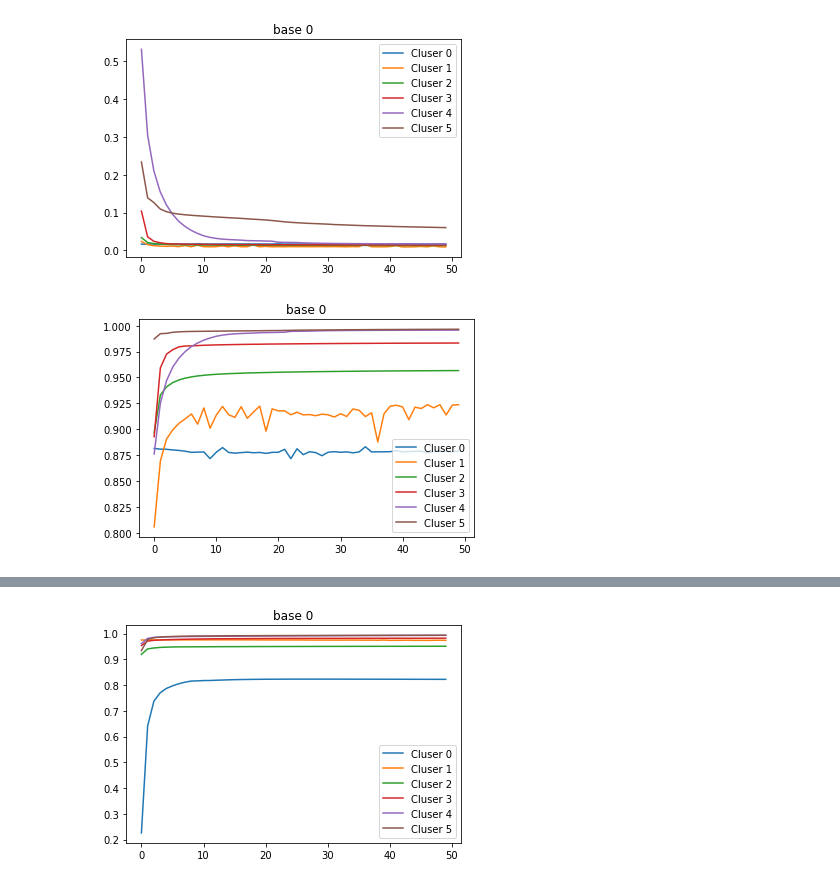
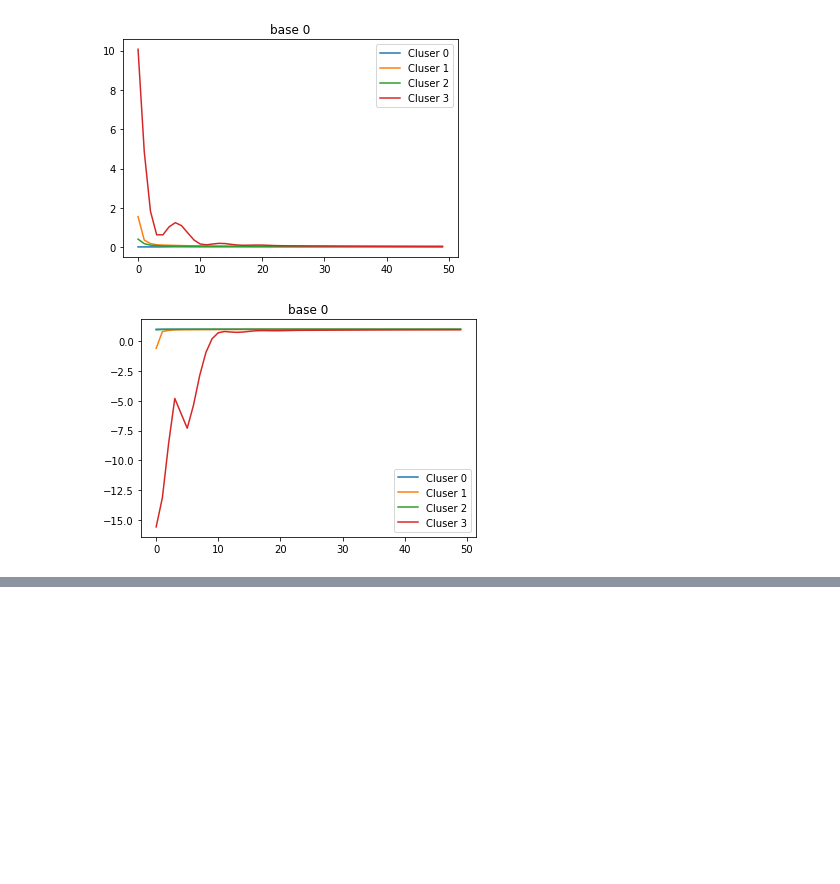
Before and after one commit to Gregory-Cooper/TL_MOF, a Jupyter notebook: Done_Topolo.ipynb, the cells around one changed output, grey strips where cells are left out. Saved outputs shown, nothing was run; the diff lists cells and outputs as text; code cells hidden in the pictures; blank space fills up the shorter version.

```diff
--- a/Done_Topolo.ipynb
+++ b/Done_Topolo.ipynb
@@ -272,0 +299,5 @@ if loud[5]:
+# %%
+for i in M_Cluster:
+    print(len(i))
+    number=i["t_cluster"].unique()
+    print(i["topology"].unique(),f"Cluster {number[0]}")
@@ -274,15 +316,16 @@ if loud[5]:
 #if you want certain output and in order of array
     # controls graph pca and make pca
     # graph of pca cluster annotated
+    # is graph of median topologies and dendrogram cluster graph
     # is the epoch count
     # is graphs of first learning
     # transfer learning epochs
-loud=[0,0,0,0,0,1]
+loud=[0,0,0,0,1,1,1]
 #make cluster run through
 processed=get_processed_data()
 #set variablility and number of clusters
 var=.9
-g_comp=6
+g_comp=4
 #predicting (only supports 1 prediction as of now, but should work with more not tested)
 interest = ["H2@100 bar/243K (wt%)"]
 #make PCA to run )
@@ -296,30 +339,67 @@ pca_df[['MOF ID',interest[0],'topology']]=data[['MOF ID',interest[0],'topology']
 
 #removes some unneeded columns
 abridge=pca_df[['MOF ID', 'void fraction', 'Vol. S.A.', 'Grav. S.A.','Pore diameter Limiting', 'Pore diameter Largest',interest[0],'topology', 'Pc1', 'Pc2', 'Cluster']]
+# generate holder for dataframes for looping
 
-# generate Cluster data sets
-Cluster0=abridge[abridge["Cluster"]==0]
-Cluster1=abridge[abridge["Cluster"]==1]
-Cluster2=abridge[abridge["Cluster"]==2]
-Cluster3=abridge[abridge["Cluster"]==3]
-Cluster4=abridge[abridge["Cluster"]==4]
-Cluster5=abridge[abridge["Cluster"]==5]
-# generate holder for dataframes for looping
-M_Cluster=[Cluster0,Cluster1,Cluster2,Cluster3,Cluster4,Cluster5]
+if loud[2]:
+    a=abridge.groupby("topology").median()[["Pc1","Pc2"]]
+    plt.scatter(a["Pc1"],a["Pc2"])
+    color = AgglomerativeClustering(n_clusters=g_comp).fit_predict(a)
+    #color=gm.predict(a)
+    plt.scatter(a["Pc1"],a["Pc2"],c=color)
+    plt.legend()
+    plot_outline(abridge)
+
+
+    # setting distance_threshold=0 ensures we compute the full tree.
+    model = AgglomerativeClustering(distance_threshold=0, n_clusters=None)
+    model = model.fit(a)
+
+    f = plt.figure()
+    f.set_figwidth(20)
+    f.set_figheight(20)
+    plt.title("Hierarchical Clustering Dendrogram")
+    # plot the top three levels of the dendrogram
+    plot_dendrogram(model,a, truncate_mode="level", p=3)
+a=abridge.groupby("topology").median()[["Pc1","Pc2"]]
+model = AgglomerativeClustering(n_clusters=g_comp)
+model = model.fit(a)
+model.labels_
+dic={}
+for a,b in zip(a.index,model.labels_):
+    dic[a]=b
+abridge["t_cluster"]=abridge["topology"].map(dic)
+O_M_Cluster=[]
+for i in sorted(abridge["t_cluster"].unique()):
+    Temp=abridge[abridge["t_cluster"]==i]
+    O_M_Cluster.append(Temp)
 
 # parameters for neural net
-epochs = 2500
+epochs = 500
+epochs=50
 batch_size = 128
 input_size = 5
 output_size = 1
+resolution=50
 # specifc for neural net class
 trial_parameters={
     "lr" : 0.005,
     "H_l1" : 250,
     "activate" :  "nn.PReLU"
 }
-#Base Cluster for transfer learning
+resize=False
 #specify cluster
+#meta_trials=100
+#meta=[]
+#for i in range(meta_trials):
+    #create holder for meta anaylsis
+mega={}
+for i in range(len(M_Cluster)):
+    mega[i]=[]
+if resize:
+    M_Cluster=size_clusters(O_M_Cluster)
+else:
+    M_Cluster=O_M_Cluster
 for count,g in enumerate(M_Cluster):
     cluster=count
     data = g
@@ -475,7 +555,8 @@ for count,g in enumerate(M_Cluster):
 
 
         transfer_trainer = Engine(train_step_1)
-        @transfer_trainer.on(Events.EPOCH_COMPLETED(every=50))
+        n=int(epochs/resolution)
+        @transfer_trainer.on(Events.EPOCH_COMPLETED(every=n))
         def store_metrics(engine):
             end = time.time()
             e = engine.state.epoch
@@ -499,6 +580,8 @@ for count,g in enumerate(M_Cluster):
         transfer_trainer.run(train_loader, max_epochs=epochs)
         test_loss_holder.append(test_loss)
         test_r2_holder.append(test_r_2)
+    #because error tends to be low, only anaylizing r2 scores
+        mega[count].append(test_r_2)
     #plots all clusers learning in terms of test set
     if loud[5]:
         plt.title(f"base {cluster}")
@@ -510,4 +593,5 @@ for count,g in enumerate(M_Cluster):
         for count,i in enumerate(test_r2_holder):
             plt.plot(i,label=f"Cluser {count}")
         plt.legend()
+    #meta.append(mega)
 # %% [output]
@@ -514,2 +671,2 @@ for count,g in enumerate(M_Cluster):
-[figure, old version]
+[figure, new version]
-[figure, old version]
+[figure, new version]
@@ -517 +741,0 @@ for count,g in enumerate(M_Cluster):
-[figure, removed]
```
Also changed, not shown: parts of 7 cells of this notebook, 6 other files.
